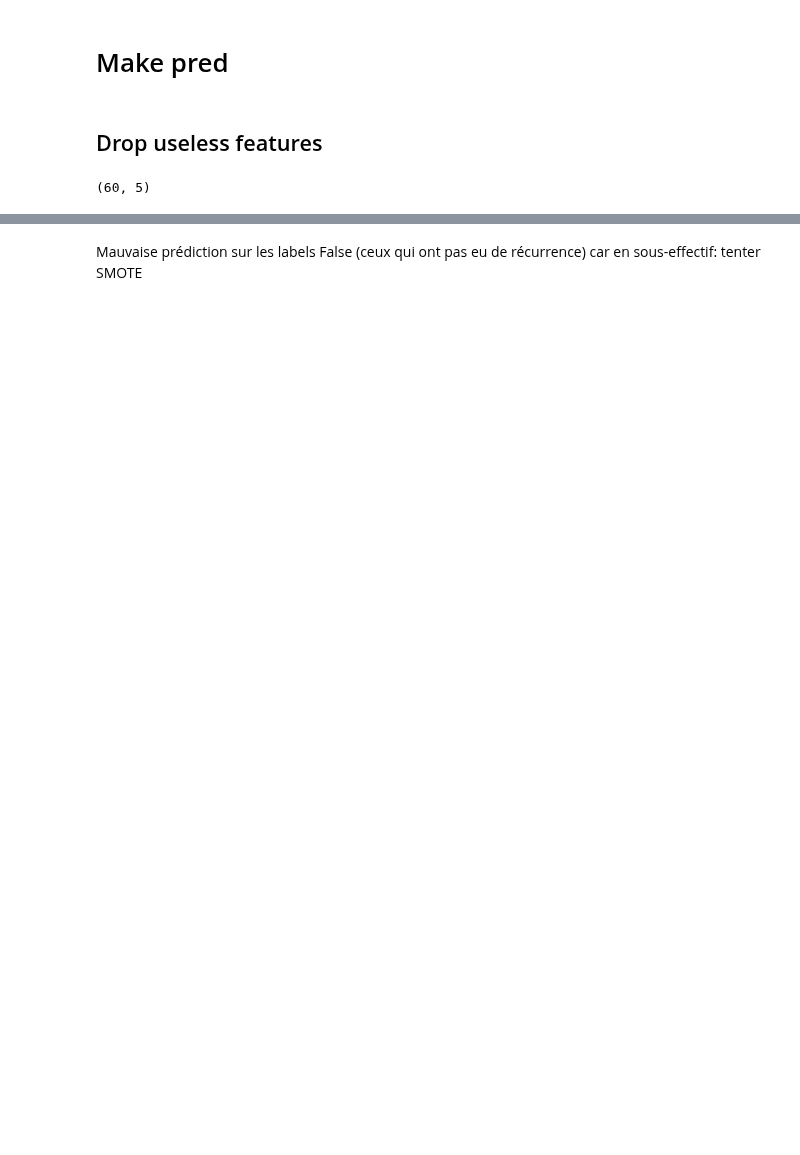
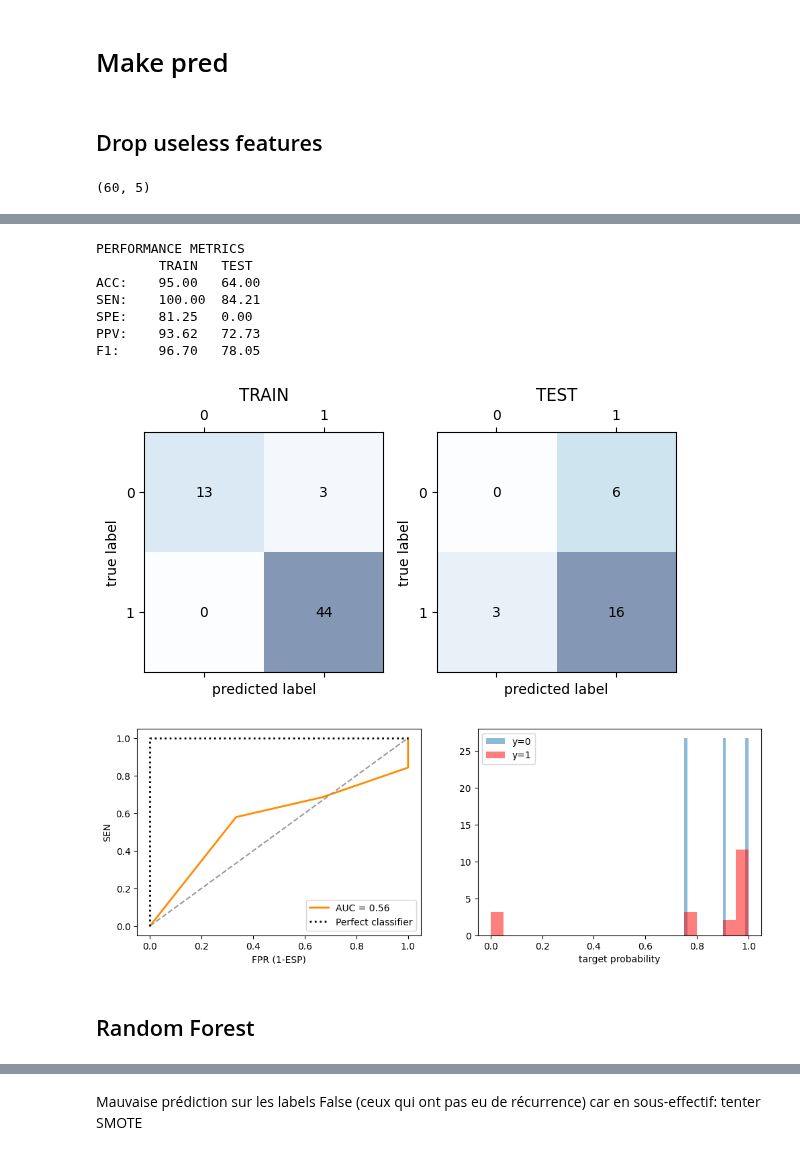
Before and after one commit to ftach/delta-rad, a Jupyter notebook: feature-selection.ipynb, the cells around one changed output, grey strips where cells are left out. Saved outputs shown, nothing was run; the diff lists cells and outputs as text; code cells hidden in the pictures; blank space fills up the shorter version.

```diff
--- a/feature-selection.ipynb
+++ b/feature-selection.ipynb
@@ -804,3 +824,18 @@ X_val_filtered.head()
+# %%
+dt_model =  grid_dt.best_estimator_
+sku.analyze_train_test_performance(dt_model, X_train_filtered, X_val_filtered, y_train, y_val)
+# %% [output]
+PERFORMANCE METRICS
+        TRAIN   TEST
+ACC:    95.00   64.00
+SEN:    100.00  84.21
+SPE:    81.25   0.00
+PPV:    93.62   72.73
+F1:     96.70   78.05
+[figure, added]
+[figure, added]
+# %% [markdown]
+## Random Forest
 # %%
 param_grid = {'max_depth': range(1, 21, 4), 'n_estimators' : range(25, 1001, 25)} # maximimum depth tuning
 
```
Also changed, not shown: parts of 55 cells of this notebook, 1 other file.
